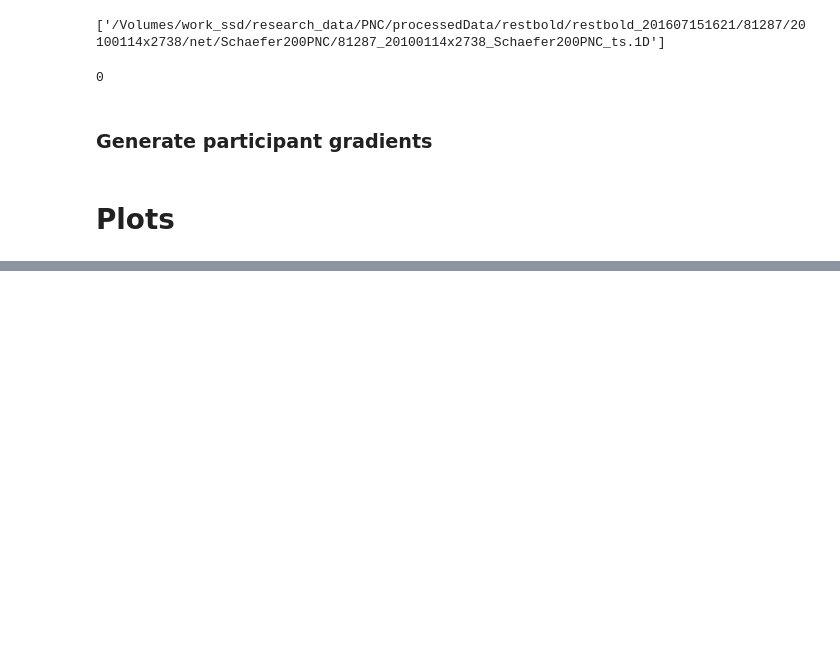
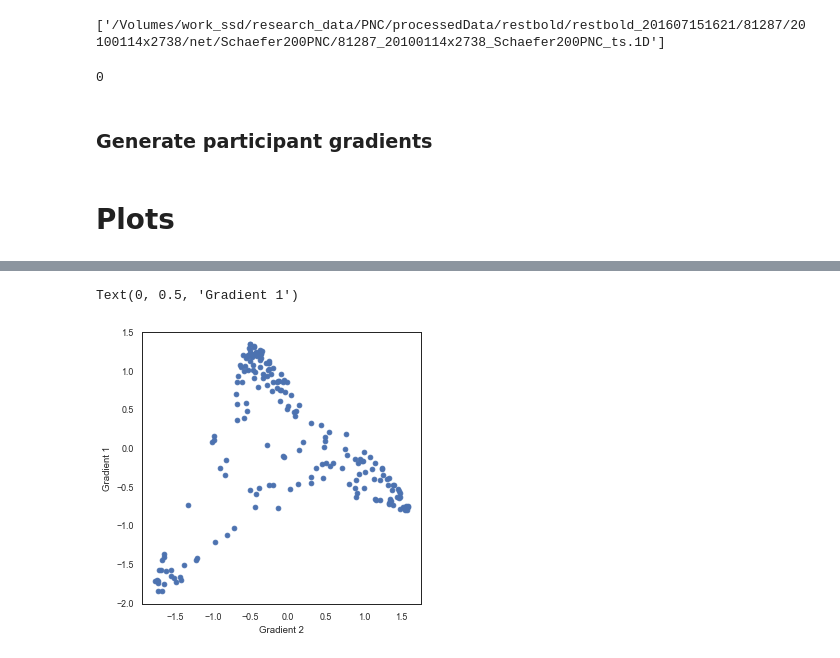
Before and after one commit to lindenmp/nct_hierarchy, a Jupyter notebook: 1_code/2_compute_gradient.ipynb, the cells around one changed output, grey strips where cells are left out. Cells and saved outputs as stored; diff of their text form; code cells hidden in the pictures; blank space fills up the shorter version.

```diff
--- a/1_code/2_compute_gradient.ipynb
+++ b/1_code/2_compute_gradient.ipynb
@@ -228,0 +234,8 @@ for g in np.arange(0,1):
+# %%
+f, ax = plt.subplots(figsize=(5, 5))
+ax.scatter(gradients[:,1], gradients[:,0])
+ax.set_xlabel('Gradient 2')
+ax.set_ylabel('Gradient 1')
+# %% [output]
+Text(0, 0.5, 'Gradient 1')
+[figure, added]
```
Also changed, not shown: parts of 9 cells of this notebook, 1 other file.
